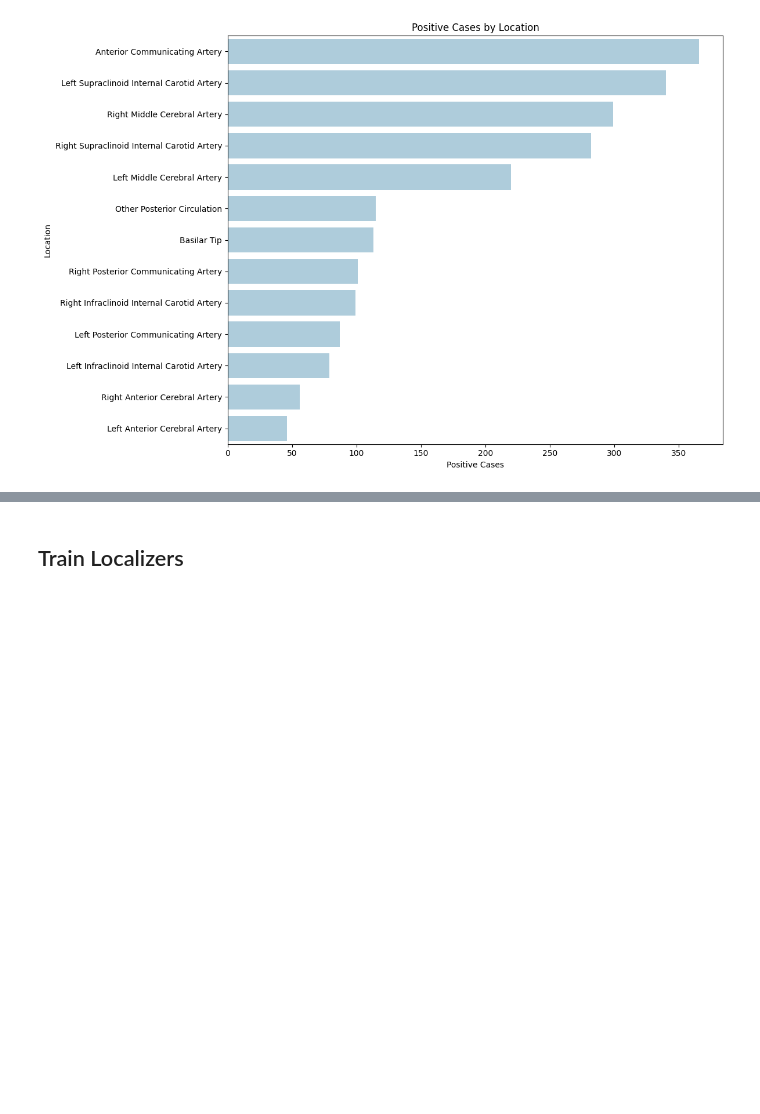
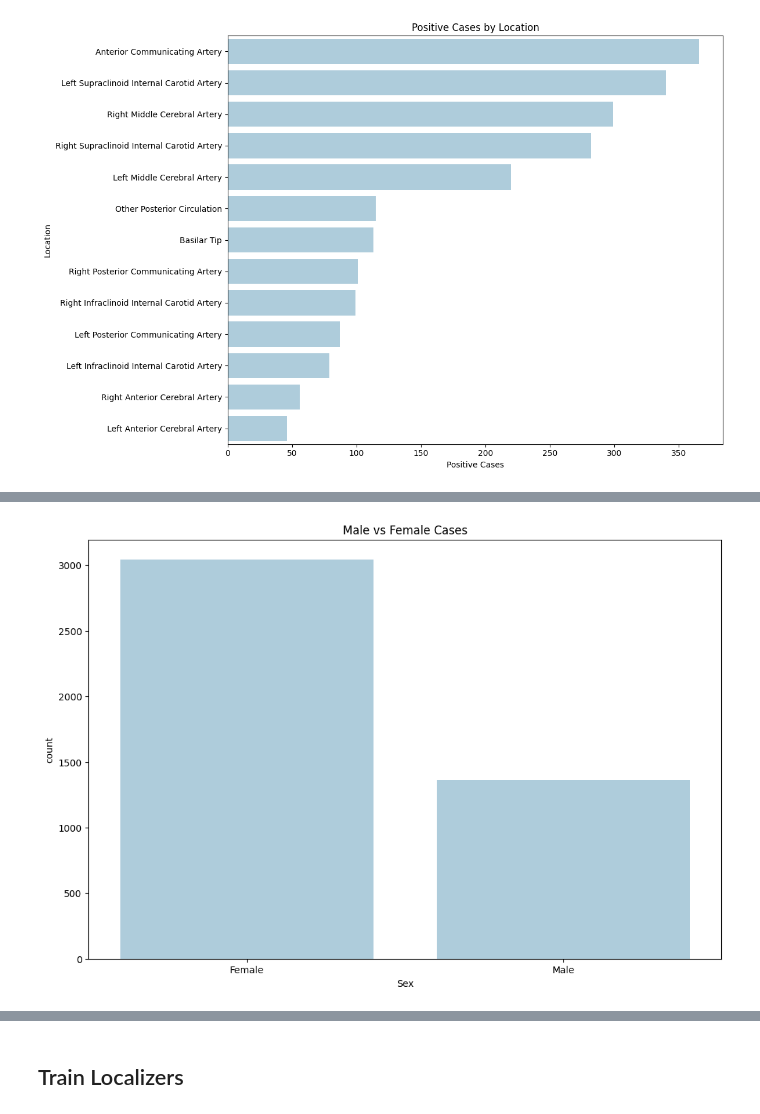
Before and after one commit to jonathanchen301/rsna-intracranial-aneurysm-detection, a Jupyter notebook: eda.ipynb, the cells around one changed output, grey strips where cells are left out. Cells and saved outputs as stored; diff of their text form; code cells hidden in the pictures; blank space fills up the shorter version.

```diff
--- a/eda.ipynb
+++ b/eda.ipynb
@@ -88,0 +117,8 @@ plt.show()
+# %%
+plt.figure(figsize=(12, 8))
+sns.countplot(data=train, x="PatientSex")
+plt.title("Male vs Female Cases")
+plt.xlabel("Sex")
+plt.show()
+# %% [output]
+[figure, added]
```
Also changed, not shown: parts of 7 cells of this notebook.
